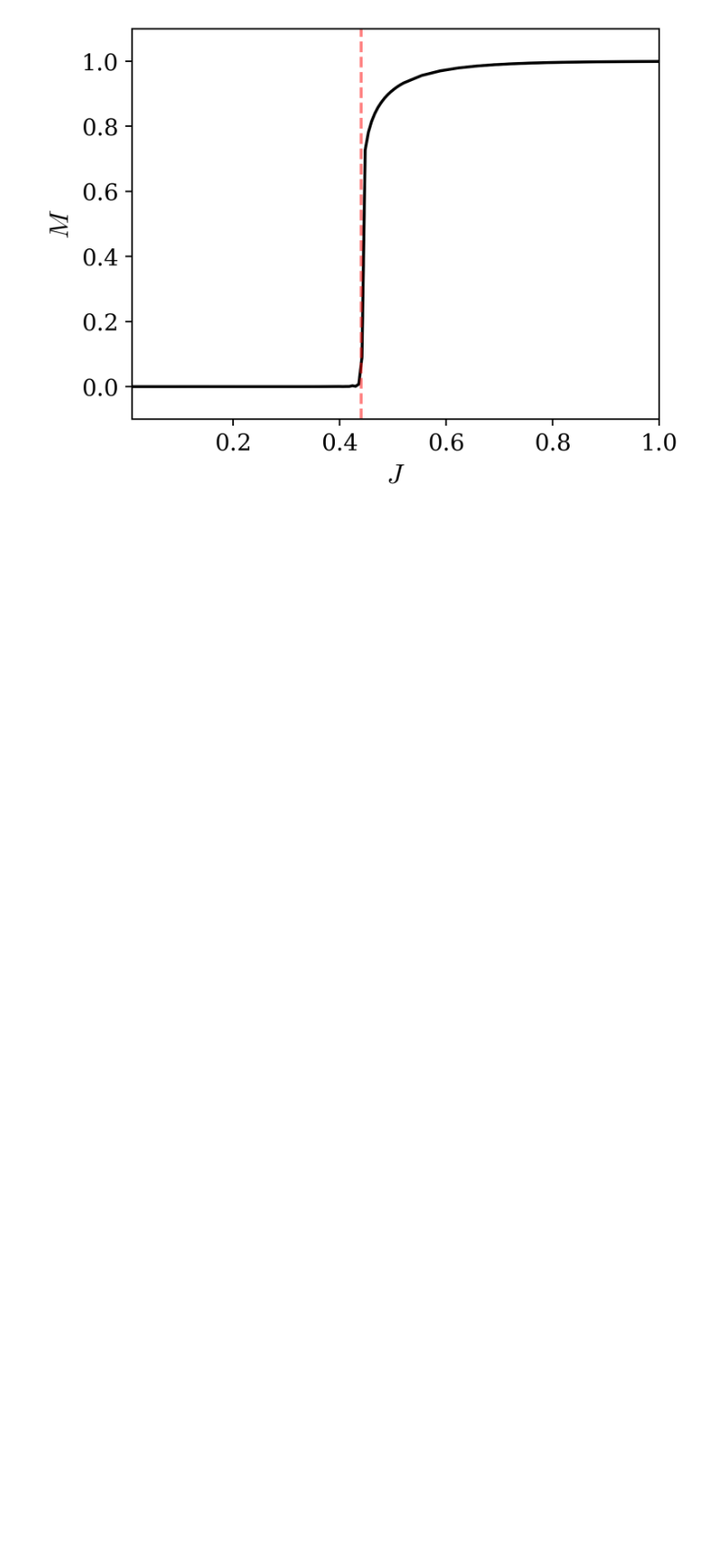
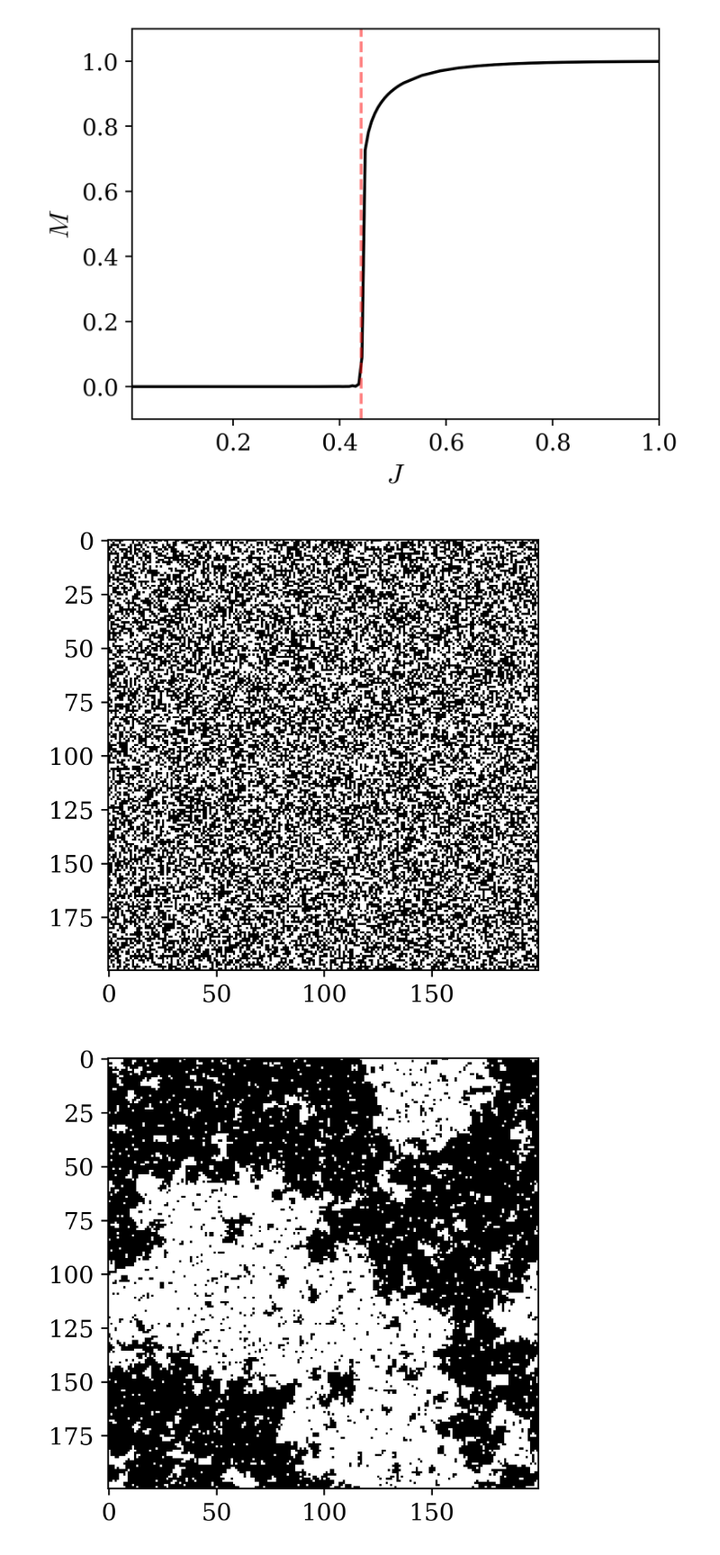
Before and after one commit to pw0908/CUiSING, a Jupyter notebook: samples/scripts/analysis.ipynb, the cells around one changed output. Shown at 90% size. Cells and saved outputs as stored; diff of their text form; code cells hidden in the pictures; blank space fills up the shorter version.

Commit message:
added lattice snapshots to README

```diff
--- a/samples/scripts/analysis.ipynb
+++ b/samples/scripts/analysis.ipynb
@@ -8,7 +8,7 @@ import glob
 # Set figure parameters
 WIDTH = 1.5 * 8.3 / 2.54
 DOUBLE_WIDTH = 1.5 * 17.1 / 2.54
-DPI = 350
+DPI = 500
 format='png'
 matplotlib.rcParams.update(
     {
@@ -97,3 +97,28 @@ plt.savefig("../figures/M_vs_J.png")
 [figure]
 [figure]
 [figure]
+# %%
+n=200
+cmap = matplotlib.colors.ListedColormap(["black","white"], name='Ising', N=None)
+
+file = "../../output/cpp_gpu_lattice_initial.dat"
+A = np.loadtxt(file,dtype=int)
+plt.figure(1)
+plt.imshow(A,cmap=cmap)
+plt.savefig("../figures/cpp_gpu_lattice_initial.png")
+
+
+file = "../../output/cpp_gpu_lattice_intermediate.dat"
+A = np.loadtxt(file,dtype=int)
+plt.figure(2)
+plt.imshow(A,cmap=cmap)
+plt.savefig("../figures/cpp_gpu_lattice_intermediate.png")
+
+file = "../../output/cpp_gpu_lattice_final.dat"
+A = np.loadtxt(file,dtype=int)
+plt.figure(3)
+plt.imshow(A,cmap=cmap)
+plt.savefig("../figures/cpp_gpu_lattice_final.png")
+# %% [output]
+[figure, added]
+[figure, added]
```
Also changed, not shown: parts of 1 cell of this notebook, 12 other files.
